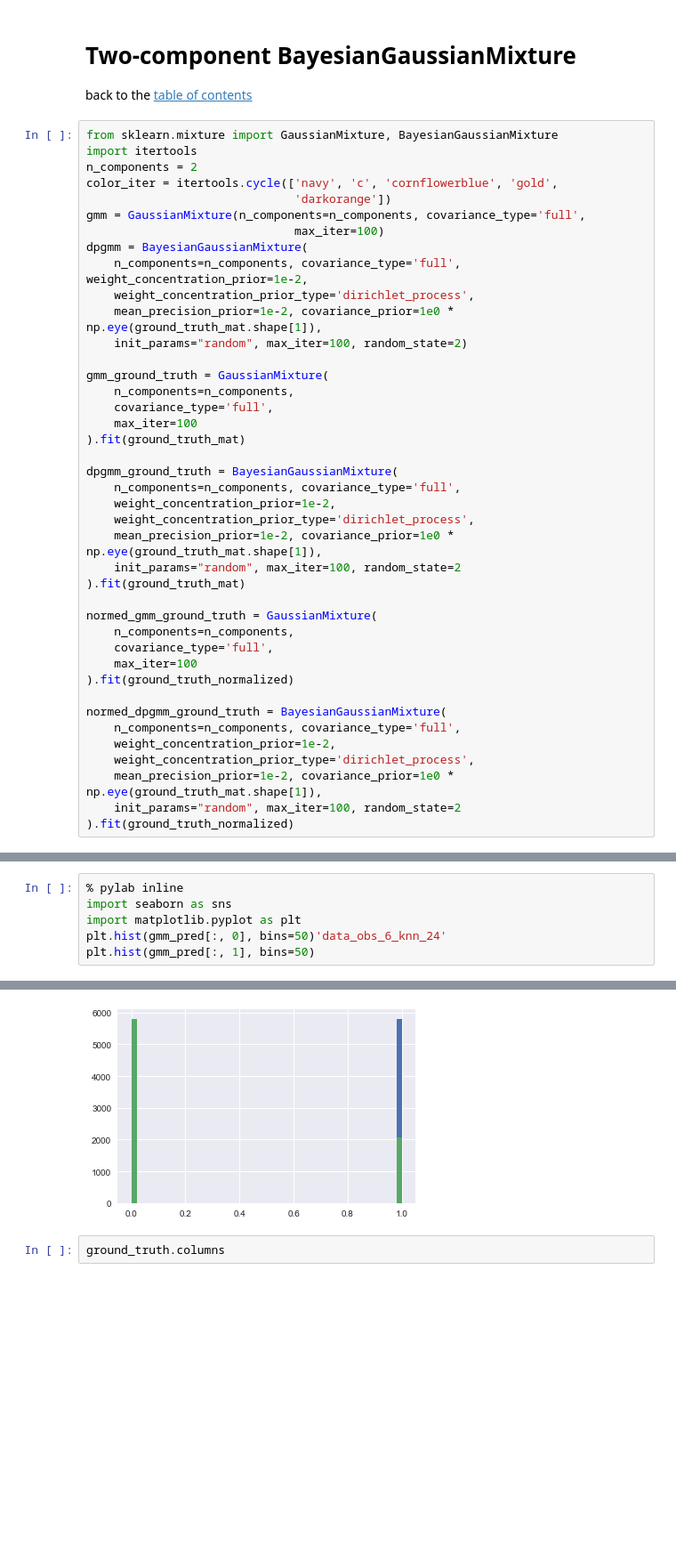
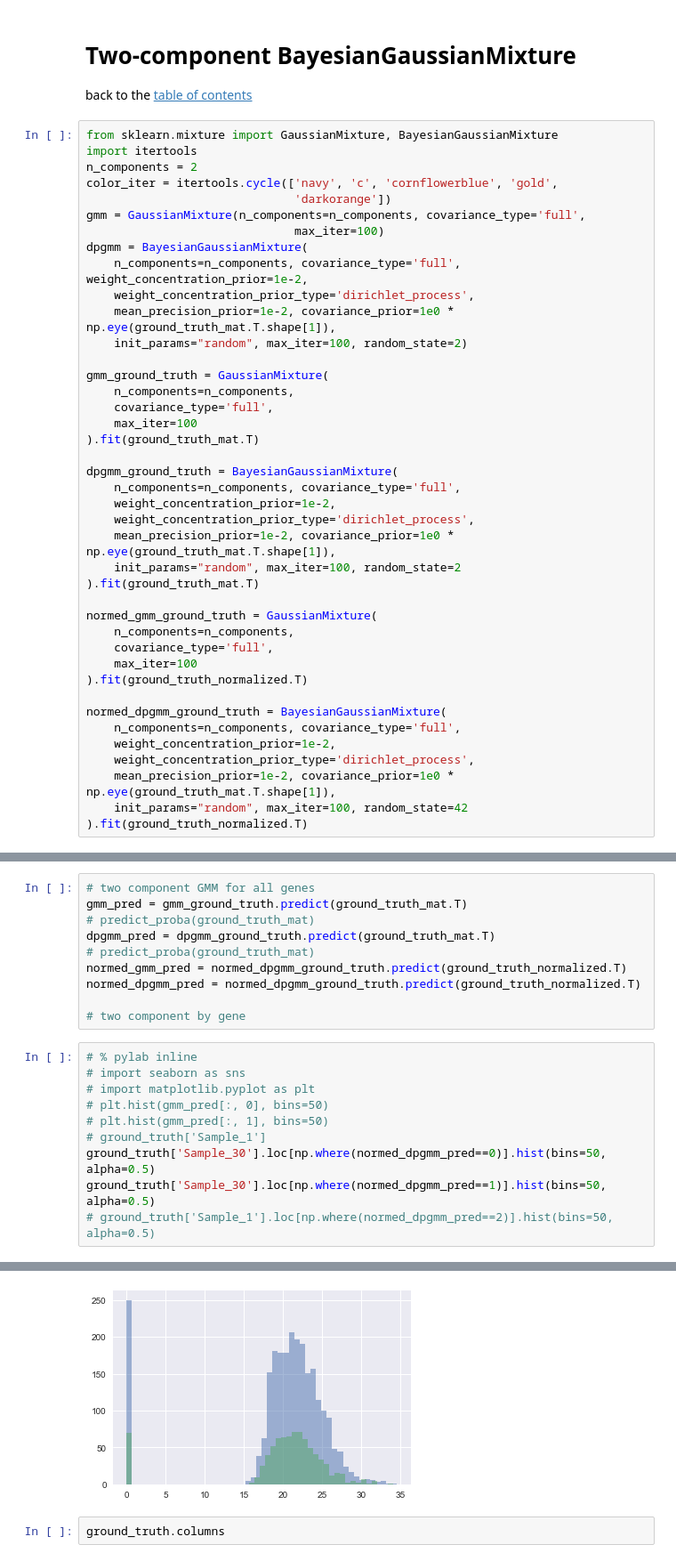
Before and after one commit to SVAI-Dream/dreamchallenge, a Jupyter notebook: nci-cptac-dream/notebook/Explore_DREAM_data-joytafty.ipynb, the cells around one changed output, grey strips where cells are left out. Shown at 89% size. Cells and saved outputs as stored; diff of their text form; blank space fills up the shorter version.

```diff
--- a/nci-cptac-dream/notebook/Explore_DREAM_data-joytafty.ipynb
+++ b/nci-cptac-dream/notebook/Explore_DREAM_data-joytafty.ipynb
@@ -699,33 +699,33 @@ gmm = GaussianMixture(n_components=n_components, covariance_type='full',
 dpgmm = BayesianGaussianMixture(
     n_components=n_components, covariance_type='full', weight_concentration_prior=1e-2,
     weight_concentration_prior_type='dirichlet_process',
-    mean_precision_prior=1e-2, covariance_prior=1e0 * np.eye(ground_truth_mat.shape[1]),
+    mean_precision_prior=1e-2, covariance_prior=1e0 * np.eye(ground_truth_mat.T.shape[1]),
     init_params="random", max_iter=100, random_state=2)
 
 gmm_ground_truth = GaussianMixture(
     n_components=n_components,
     covariance_type='full',
     max_iter=100
-).fit(ground_truth_mat)
+).fit(ground_truth_mat.T)
 
 dpgmm_ground_truth = BayesianGaussianMixture(
     n_components=n_components, covariance_type='full',
     weight_concentration_prior=1e-2,
     weight_concentration_prior_type='dirichlet_process',
-    mean_precision_prior=1e-2, covariance_prior=1e0 * np.eye(ground_truth_mat.shape[1]),
+    mean_precision_prior=1e-2, covariance_prior=1e0 * np.eye(ground_truth_mat.T.shape[1]),
     init_params="random", max_iter=100, random_state=2
-).fit(ground_truth_mat)
+).fit(ground_truth_mat.T)
 
 normed_gmm_ground_truth = GaussianMixture(
     n_components=n_components,
     covariance_type='full',
     max_iter=100
-).fit(ground_truth_normalized)
+).fit(ground_truth_normalized.T)
 
 normed_dpgmm_ground_truth = BayesianGaussianMixture(
     n_components=n_components, covariance_type='full',
     weight_concentration_prior=1e-2,
     weight_concentration_prior_type='dirichlet_process',
-    mean_precision_prior=1e-2, covariance_prior=1e0 * np.eye(ground_truth_mat.shape[1]),
-    init_params="random", max_iter=100, random_state=2
-).fit(ground_truth_normalized)
+    mean_precision_prior=1e-2, covariance_prior=1e0 * np.eye(ground_truth_mat.T.shape[1]),
+    init_params="random", max_iter=100, random_state=42
+).fit(ground_truth_normalized.T)
@@ -735,7 +734,21 @@ dpgmm_pred = dpgmm_ground_truth.predict_proba(ground_truth_mat)
+# %%
+# two component GMM for all genes
+gmm_pred = gmm_ground_truth.predict(ground_truth_mat.T)
+# predict_proba(ground_truth_mat)
+dpgmm_pred = dpgmm_ground_truth.predict(ground_truth_mat.T)
+# predict_proba(ground_truth_mat)
+normed_gmm_pred = normed_dpgmm_ground_truth.predict(ground_truth_normalized.T)
+normed_dpgmm_pred = normed_dpgmm_ground_truth.predict(ground_truth_normalized.T)
+
+# two component by gene
 # %%
-% pylab inline
-import seaborn as sns
-import matplotlib.pyplot as plt
-plt.hist(gmm_pred[:, 0], bins=50)'data_obs_6_knn_24'
-plt.hist(gmm_pred[:, 1], bins=50)
+# % pylab inline
+# import seaborn as sns
+# import matplotlib.pyplot as plt
+# plt.hist(gmm_pred[:, 0], bins=50)
+# plt.hist(gmm_pred[:, 1], bins=50)
+# ground_truth['Sample_1']
+ground_truth['Sample_30'].loc[np.where(normed_dpgmm_pred==0)].hist(bins=50, alpha=0.5)
+ground_truth['Sample_30'].loc[np.where(normed_dpgmm_pred==1)].hist(bins=50, alpha=0.5)
+# ground_truth['Sample_1'].loc[np.where(normed_dpgmm_pred==2)].hist(bins=50, alpha=0.5)
 # %% [output]
@@ -760,4 +756,4 @@ Populating the interactive namespace from numpy and matplotlib
-[figure, old version]
+[figure, new version]
 # %%
 ground_truth.columns
 # %% [output]
```
Also changed, not shown: parts of 3 cells of this notebook.
